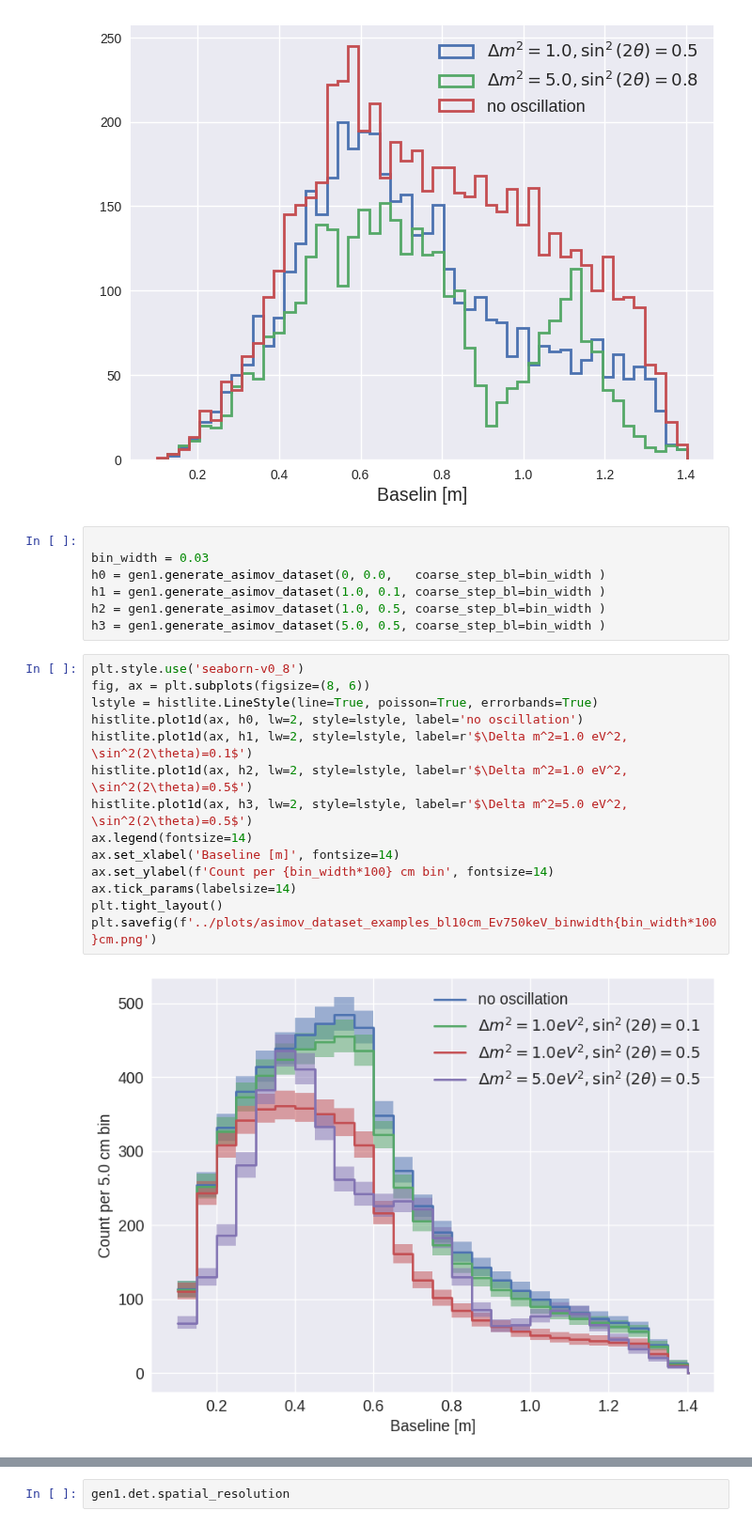
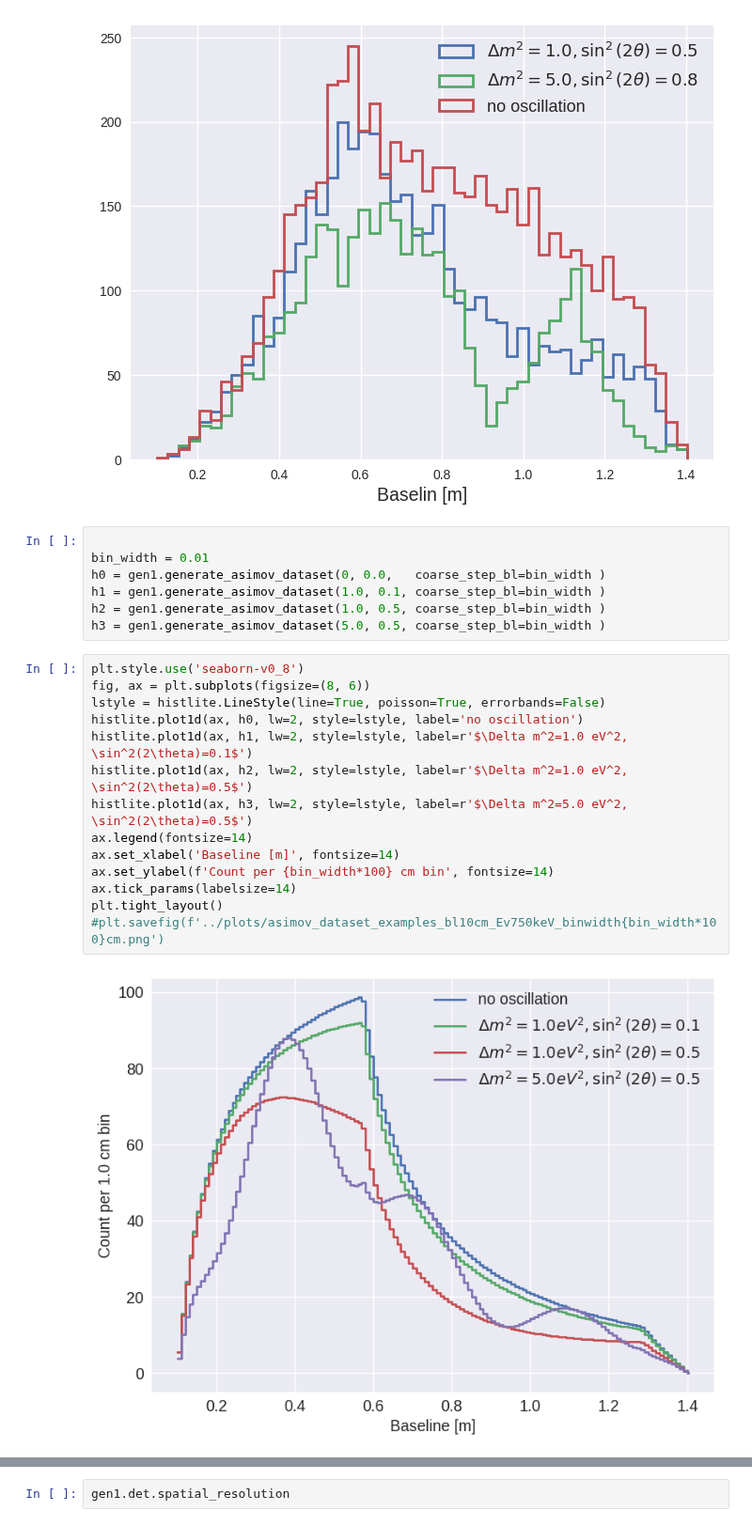
Before and after one commit to YMTheory/sensitivity, a Jupyter notebook: notebooks/generate_dataset.ipynb, the cells around one changed output, grey strips where cells are left out. Shown at 94% size. Saved outputs shown, nothing was run; the diff lists cells and outputs as text.

```diff
--- a/notebooks/generate_dataset.ipynb
+++ b/notebooks/generate_dataset.ipynb
@@ -60,7 +60,7 @@ Text(0.5, 0, 'Baselin [m]')
 [figure]
 # %%
 
-bin_width = 0.03
+bin_width = 0.01
 h0 = gen1.generate_asimov_dataset(0, 0.0,   coarse_step_bl=bin_width )
 h1 = gen1.generate_asimov_dataset(1.0, 0.1, coarse_step_bl=bin_width )
 h2 = gen1.generate_asimov_dataset(1.0, 0.5, coarse_step_bl=bin_width )
@@ -68,19 +68,19 @@ h3 = gen1.generate_asimov_dataset(5.0, 0.5, coarse_step_bl=bin_width )
 # %%
 plt.style.use('seaborn-v0_8')
 fig, ax = plt.subplots(figsize=(8, 6))
-lstyle = histlite.LineStyle(line=True, poisson=True, errorbands=True)
+lstyle = histlite.LineStyle(line=True, poisson=True, errorbands=False)
 histlite.plot1d(ax, h0, lw=2, style=lstyle, label='no oscillation')
 histlite.plot1d(ax, h1, lw=2, style=lstyle, label=r'$\Delta m^2=1.0 eV^2, \sin^2(2\theta)=0.1$')
 histlite.plot1d(ax, h2, lw=2, style=lstyle, label=r'$\Delta m^2=1.0 eV^2, \sin^2(2\theta)=0.5$')
 histlite.plot1d(ax, h3, lw=2, style=lstyle, label=r'$\Delta m^2=5.0 eV^2, \sin^2(2\theta)=0.5$')
 ax.legend(fontsize=14)
 ax.set_xlabel('Baseline [m]', fontsize=14)
 ax.set_ylabel(f'Count per {bin_width*100} cm bin', fontsize=14)
 ax.tick_params(labelsize=14)
 plt.tight_layout()
-plt.savefig(f'../plots/asimov_dataset_examples_bl10cm_Ev750keV_binwidth{bin_width*100}cm.png')
+#plt.savefig(f'../plots/asimov_dataset_examples_bl10cm_Ev750keV_binwidth{bin_width*100}cm.png')
 # %% [output]
-[figure, old version]
+[figure, new version]
 # %%
 # Generate 1000 events without oscillation
 from tqdm import tqdm
```
Also changed, not shown: parts of 8 cells of this notebook.
